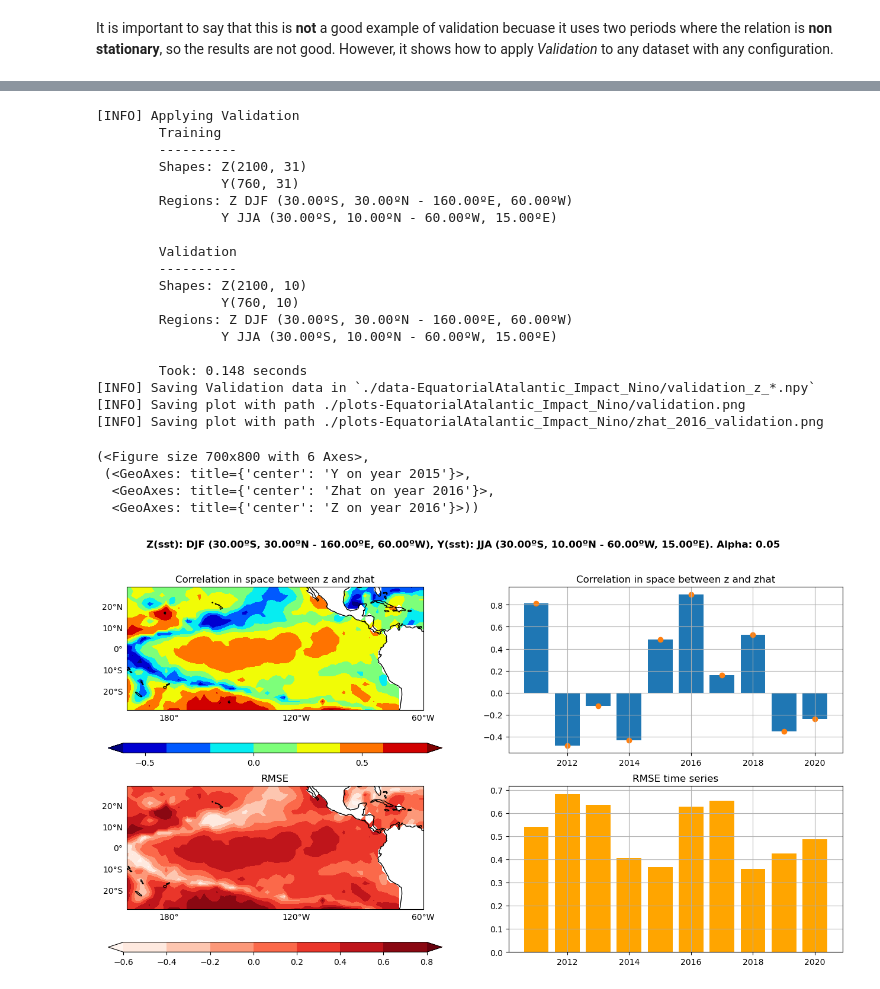
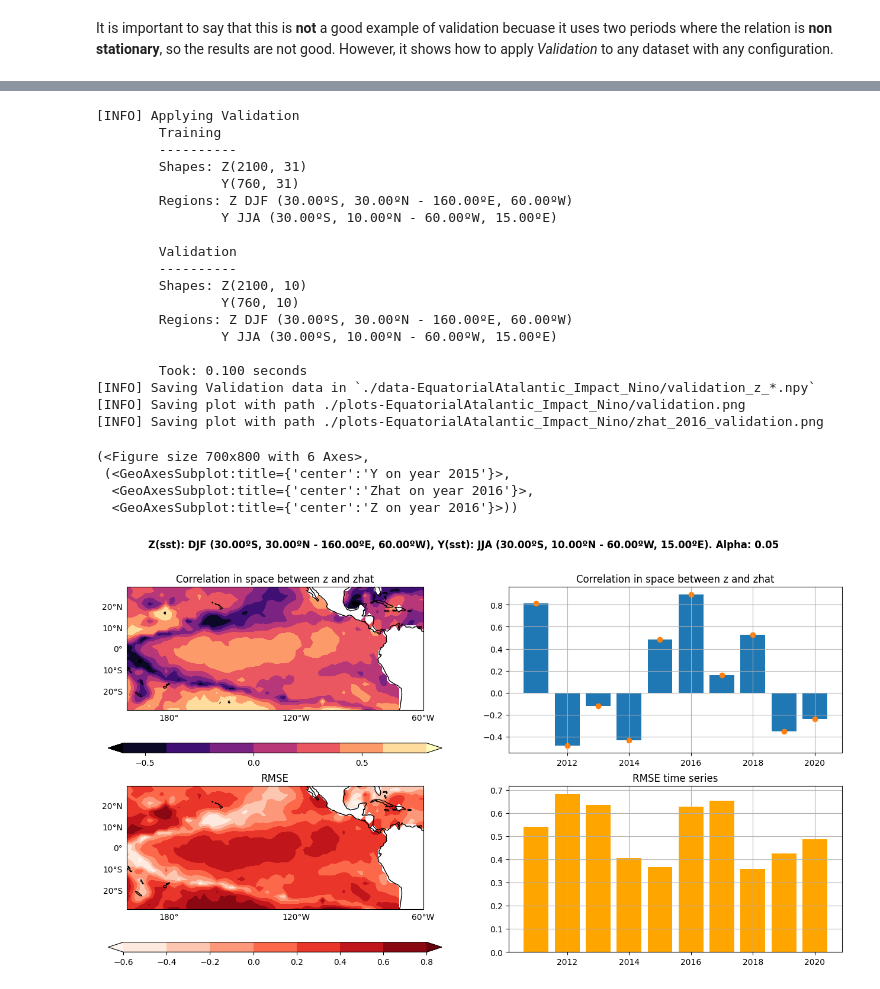
Before and after one commit to pabloduran016/Spy4CastManual, a Jupyter notebook: EquatorialAtlantic_Impact_Nino.ipynb, the cells around one changed output, grey strips where cells are left out. Cells and saved outputs as stored; diff of their text form; code cells hidden in the pictures.

```diff
--- a/EquatorialAtlantic_Impact_Nino.ipynb
+++ b/EquatorialAtlantic_Impact_Nino.ipynb
@@ -193,35 +201,36 @@ validating_z.save("validating_z_", "./data-EquatorialAtalantic_Impact_Nino/")
 # %%
 validation = Validation(training_mca, validating_y, validating_z)
 
 validation.save("validation_z_", "./data-EquatorialAtalantic_Impact_Nino/")
 
 validation.plot(save_fig=True, folder="./plots-EquatorialAtalantic_Impact_Nino/", name="validation.png",
+                cmap="magma",
                 version='default')
 validation.plot_zhat(2016, save_fig=True, folder="./plots-EquatorialAtalantic_Impact_Nino/",
                      name="zhat_2016_validation.png", z_levels=np.linspace(-4.1, 4.1, 10))
 # %% [output]
 [INFO] Applying Validation
         Training
         ----------
         Shapes: Z(2100, 31)
                 Y(760, 31)
         Regions: Z DJF (30.00ºS, 30.00ºN - 160.00ºE, 60.00ºW)
                 Y JJA (30.00ºS, 10.00ºN - 60.00ºW, 15.00ºE)
 
         Validation
         ----------
         Shapes: Z(2100, 10)
                 Y(760, 10)
         Regions: Z DJF (30.00ºS, 30.00ºN - 160.00ºE, 60.00ºW)
                 Y JJA (30.00ºS, 10.00ºN - 60.00ºW, 15.00ºE)
 
-        Took: 0.148 seconds
+        Took: 0.100 seconds
 [INFO] Saving Validation data in `./data-EquatorialAtalantic_Impact_Nino/validation_z_*.npy`
 [INFO] Saving plot with path ./plots-EquatorialAtalantic_Impact_Nino/validation.png
 [INFO] Saving plot with path ./plots-EquatorialAtalantic_Impact_Nino/zhat_2016_validation.png
 (<Figure size 700x800 with 6 Axes>,
- (<GeoAxes: title={'center': 'Y on year 2015'}>,
-  <GeoAxes: title={'center': 'Zhat on year 2016'}>,
-  <GeoAxes: title={'center': 'Z on year 2016'}>))
+ (<GeoAxesSubplot:title={'center':'Y on year 2015'}>,
+  <GeoAxesSubplot:title={'center':'Zhat on year 2016'}>,
+  <GeoAxesSubplot:title={'center':'Z on year 2016'}>))
-[figure, old version]
+[figure, new version]
 [figure]
```
Also changed, not shown: parts of 8 cells of this notebook, 10 other files.
